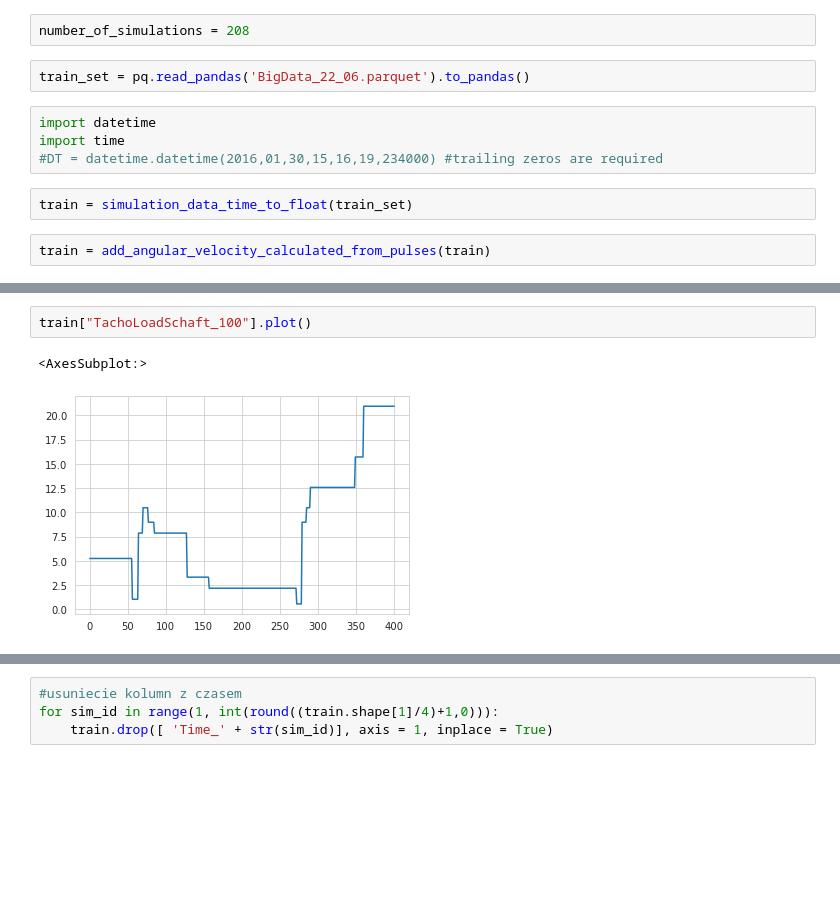
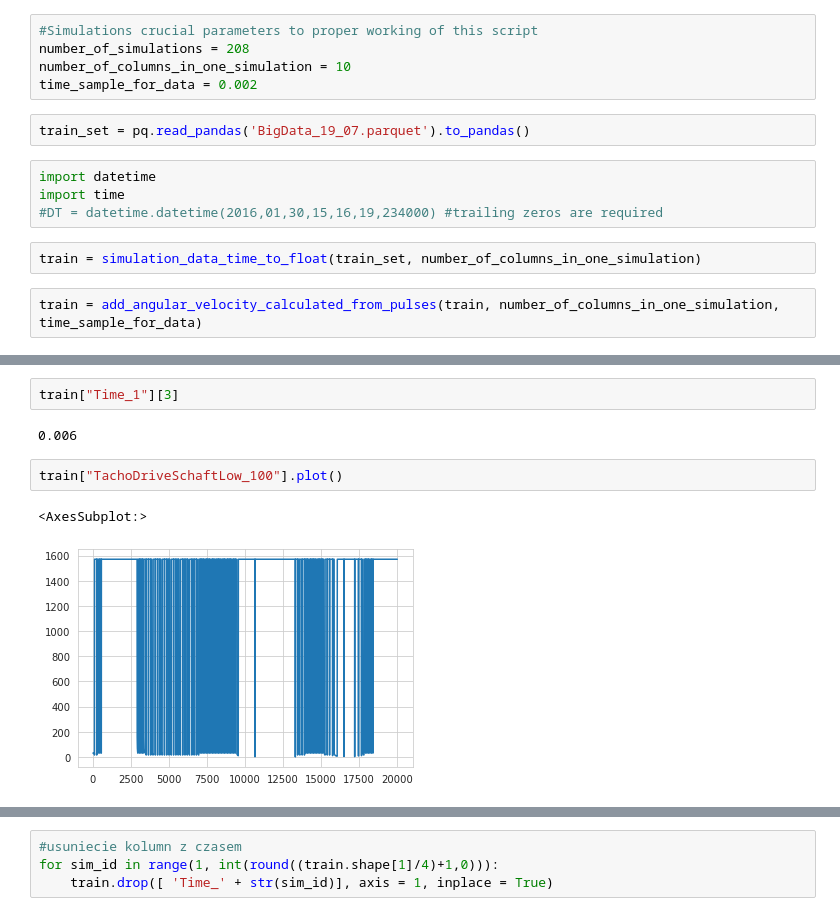
Before and after one commit to hubertmowinski/PredictiveMaintenanceGearBox, a Jupyter notebook: LSTM for Faults Classification.ipynb, the cells around one changed output, grey strips where cells are left out. Drawn from its saved outputs; the diff is of its cells as text; blank space fills up the shorter version.

Commit message:
PLotting and big data with 0.001 time sample but bad

```diff
--- a/LSTM for Faults Classification.ipynb
+++ b/LSTM for Faults Classification.ipynb
@@ -107,14 +121,17 @@ def simulation_data_time_to_float(simulation_data):
         temp_float_time = []
     return simulation_data
 # %%
+#Simulations crucial parameters to proper working of this script
 number_of_simulations = 208
+number_of_columns_in_one_simulation = 10
+time_sample_for_data = 0.002
 # %%
-train_set = pq.read_pandas('BigData_22_06.parquet').to_pandas()
+train_set = pq.read_pandas('BigData_19_07.parquet').to_pandas()
 # %%
 import datetime
 import time
 #DT = datetime.datetime(2016,01,30,15,16,19,234000) #trailing zeros are required
 # %%
-train = simulation_data_time_to_float(train_set)
+train = simulation_data_time_to_float(train_set, number_of_columns_in_one_simulation)
 # %%
-train = add_angular_velocity_calculated_from_pulses(train)
+train = add_angular_velocity_calculated_from_pulses(train, number_of_columns_in_one_simulation, time_sample_for_data)
@@ -131,8 +196,12 @@ for i in range(1,100):
+# %%
+train["Time_1"][3]
+# %% [output]
+0.006
 # %%
-train["TachoLoadSchaft_100"].plot()
+train["TachoDriveSchaftLow_100"].plot()
 # %% [output]
 <AxesSubplot:>
-[figure, old version]
+[figure, new version]
 # %%
 train["AngularVelocityLoadSchaft_100"].plot()
 #aktualizujemy dopiero jak będzie 1 dlatego przez dłuższy czas było 2.5 dostaliśmy 1 i aktualizujemy.
```
Also changed, not shown: parts of 7 cells of this notebook.
